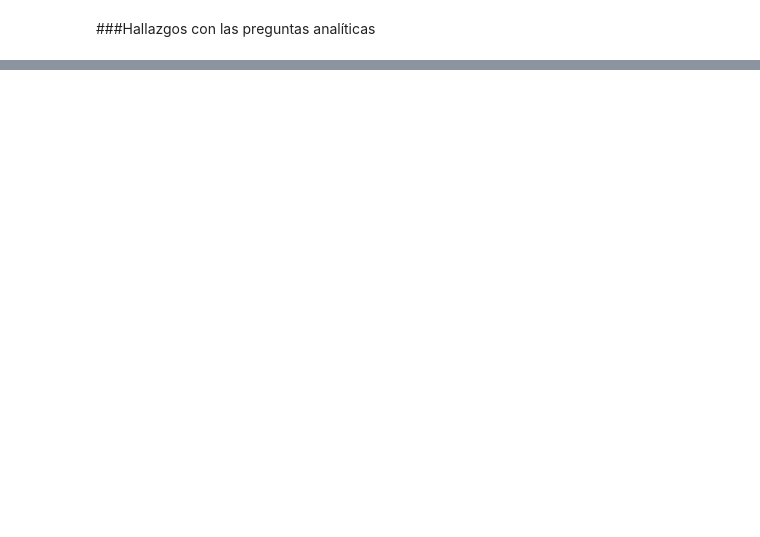
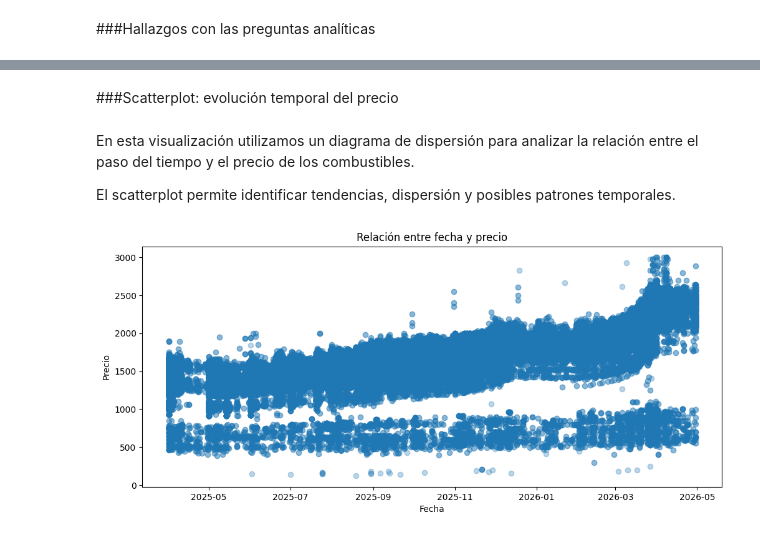
Before and after one commit to matiasdemori/Trabajo-Integrador-Ciencia-de-Datos, a Jupyter notebook: TP_Integrados_Ciencia_de_Datos.ipynb, the cells around one changed output, grey strips where cells are left out. Saved outputs shown, nothing was run; the diff lists cells and outputs as text; code cells hidden in the pictures; blank space fills up the shorter version.

```diff
--- a/TP_Integrados_Ciencia_de_Datos.ipynb
+++ b/TP_Integrados_Ciencia_de_Datos.ipynb
@@ -994,0 +1256,22 @@ A partir de estos resultados, en la siguiente etapa podemos complementar el aná
+# %% [markdown]
+###Scatterplot: evolución temporal del precio
+# %% [markdown]
+En esta visualización utilizamos un diagrama de dispersión para analizar la relación entre el paso del tiempo y el precio de los combustibles.
+
+El scatterplot permite identificar tendencias, dispersión y posibles patrones temporales.
+# %%
+plt.figure(figsize=(12,5))
+
+plt.scatter(
+    df_limpio["fecha_vigencia"],
+    df_limpio["precio"],
+    alpha=0.3
+)
+
+plt.title("Relación entre fecha y precio")
+plt.xlabel("Fecha")
+plt.ylabel("Precio")
+
+plt.show()
+# %% [output]
+[figure, added]
```
Also changed, not shown: parts of 36 cells of this notebook.
